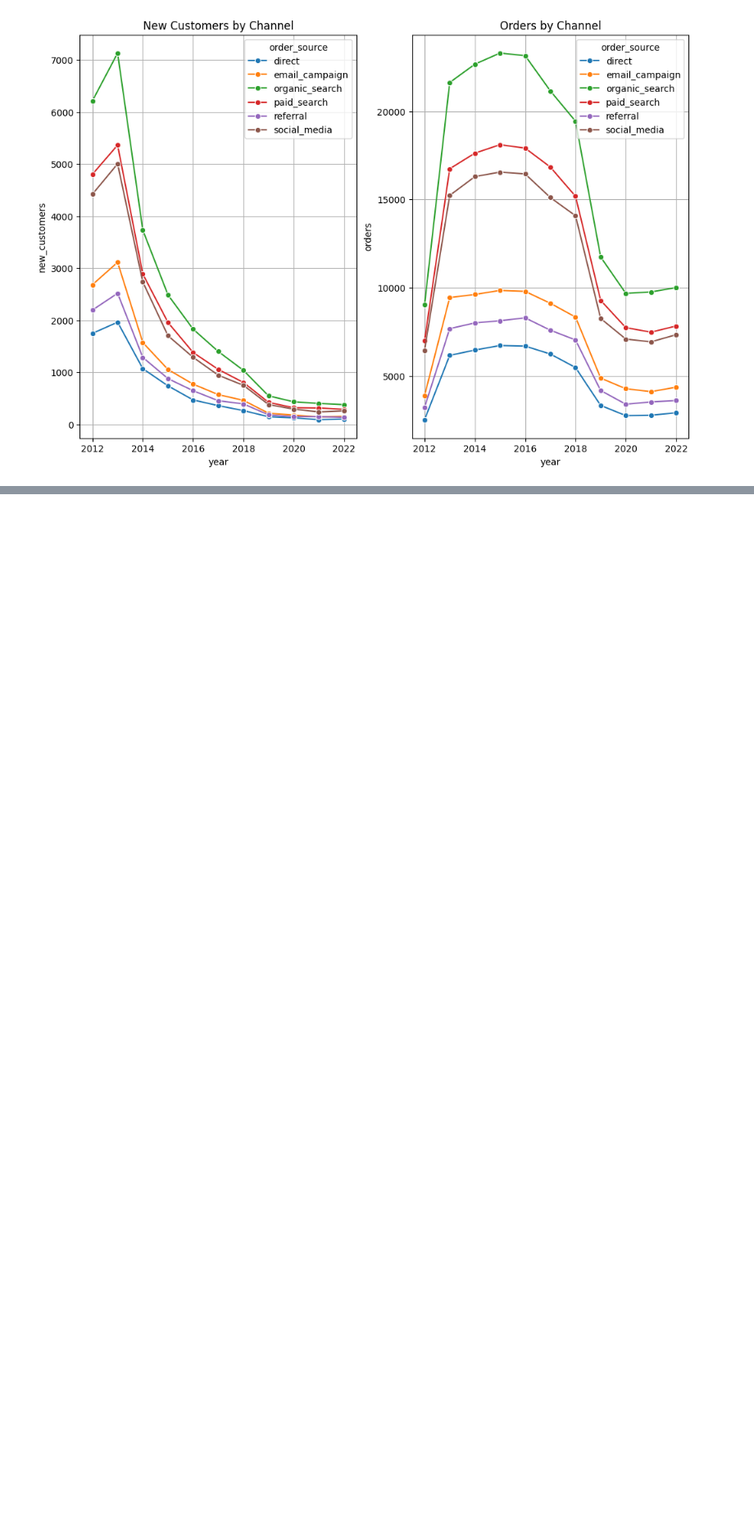
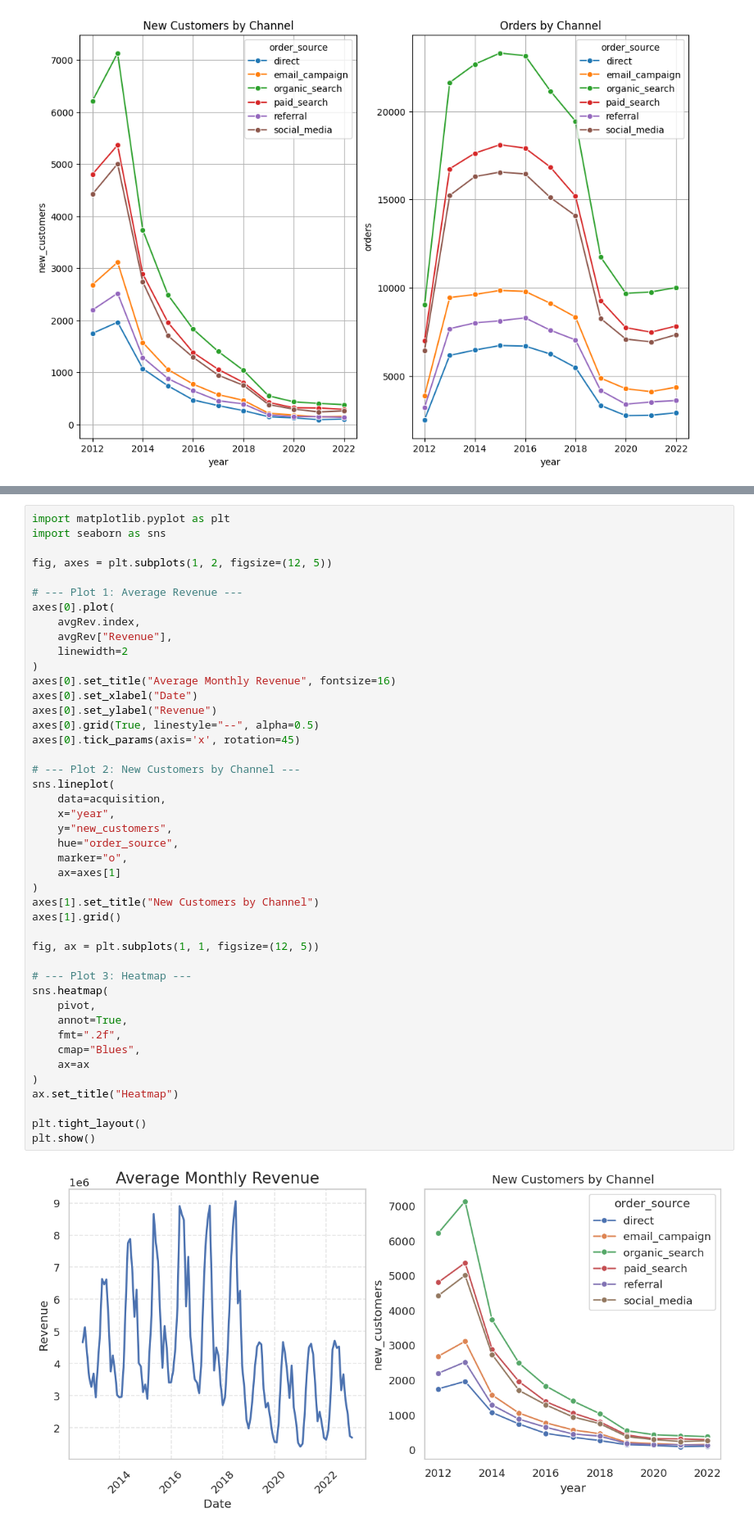
Before and after one commit to LineLuLan/The-Richers, a Jupyter notebook: notebooks/1.DA.ipynb, the cells around one changed output, grey strips where cells are left out. Shown at 82% size. Drawn from its saved outputs; the diff is of its cells as text; blank space fills up the shorter version.

```diff
--- a/notebooks/1.DA.ipynb
+++ b/notebooks/1.DA.ipynb
@@ -286,0 +329,46 @@ plt.show()
+# %%
+import matplotlib.pyplot as plt
+import seaborn as sns
+
+fig, axes = plt.subplots(1, 2, figsize=(12, 5))
+
+# --- Plot 1: Average Revenue ---
+axes[0].plot(
+    avgRev.index,
+    avgRev["Revenue"],
+    linewidth=2
+)
+axes[0].set_title("Average Monthly Revenue", fontsize=16)
+axes[0].set_xlabel("Date")
+axes[0].set_ylabel("Revenue")
+axes[0].grid(True, linestyle="--", alpha=0.5)
+axes[0].tick_params(axis='x', rotation=45)
+
+# --- Plot 2: New Customers by Channel ---
+sns.lineplot(
+    data=acquisition,
+    x="year",
+    y="new_customers",
+    hue="order_source",
+    marker="o",
+    ax=axes[1]
+)
+axes[1].set_title("New Customers by Channel")
+axes[1].grid()
+
+fig, ax = plt.subplots(1, 1, figsize=(12, 5))
+
+# --- Plot 3: Heatmap ---
+sns.heatmap(
+    pivot,
+    annot=True,
+    fmt=".2f",
+    cmap="Blues",
+    ax=ax
+)
+ax.set_title("Heatmap")
+
+plt.tight_layout()
+plt.show()
+# %% [output]
+[figure, added]
```
Also changed, not shown: parts of 31 cells of this notebook.
